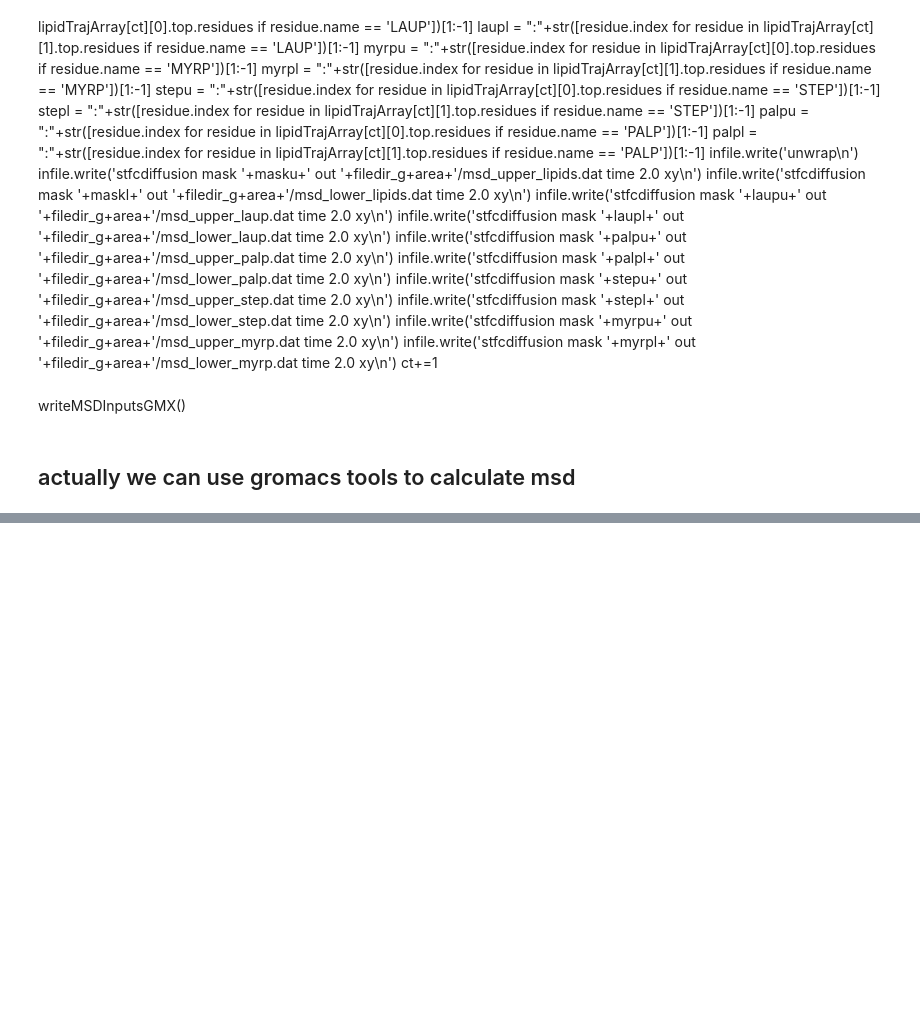
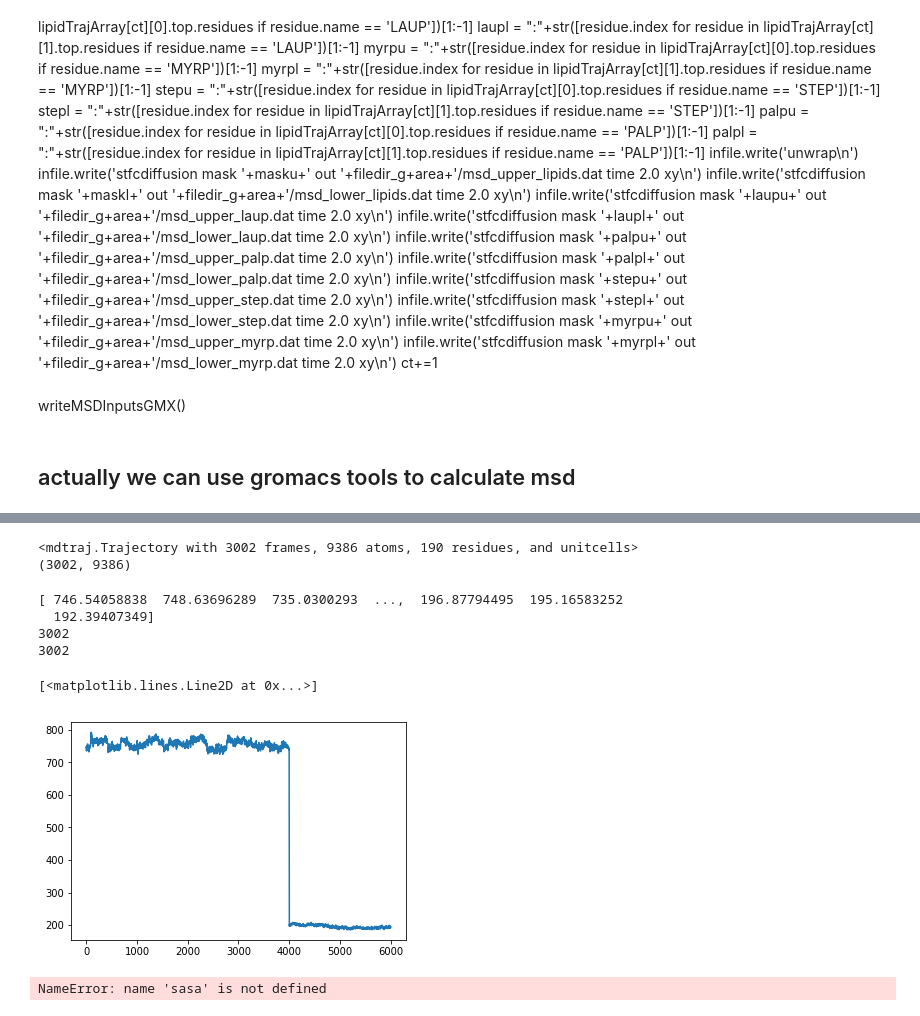
Before and after one commit to fearlessroad/mixed-monolayers, a Jupyter notebook: functions/diffusion.ipynb, the cells around one changed output, grey strips where cells are left out. Cells and saved outputs as stored; diff of their text form; code cells hidden in the pictures; blank space fills up the shorter version.

```diff
--- a/functions/diffusion.ipynb
+++ b/functions/diffusion.ipynb
@@ -236,0 +289,26 @@ writeMSDInputsGMX()
+# %%
+trajectory = lipidTrajArray[0][0]
+sasa = md.shrake_rupley(trajectory)
+print(trajectory)
+print(sasa.shape)
+# %% [output]
+<mdtraj.Trajectory with 3002 frames, 9386 atoms, 190 residues, and unitcells>
+(3002, 9386)
+# %%
+total_sasa = sasa.sum(axis=1)
+print(total_sasa)
+print(len(np.arange(0, 6003, 2)))
+print(len(total_sasa))
+plt.plot(np.arange(0, 6003, 2), total_sasa)
+# %% [output]
+[ 746.54058838  748.63696289  735.0300293  ...,  196.87794495  195.16583252
+  192.39407349]
+3002
+3002
+[<matplotlib.lines.Line2D at 0x...>]
+[figure, added]
+# %%
+print(sasa[0])
+print(len(sasa[0]))
+# %% [output]
+NameError: name 'sasa' is not defined
```
Also changed, not shown: parts of 7 cells of this notebook, 2 other files.
